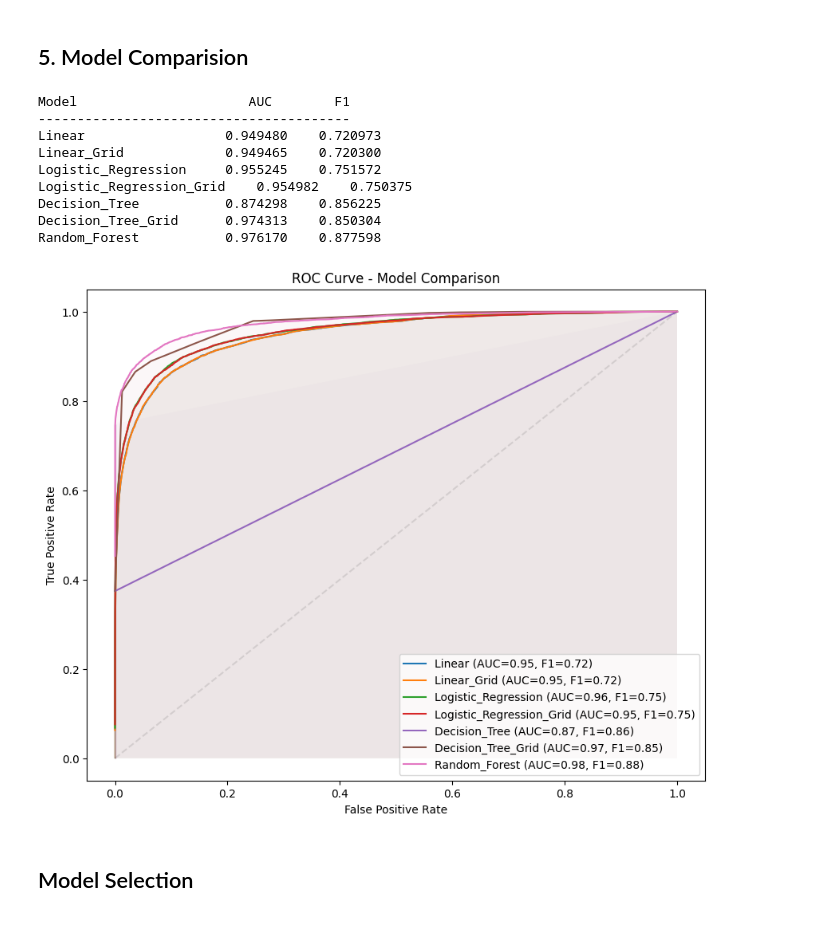
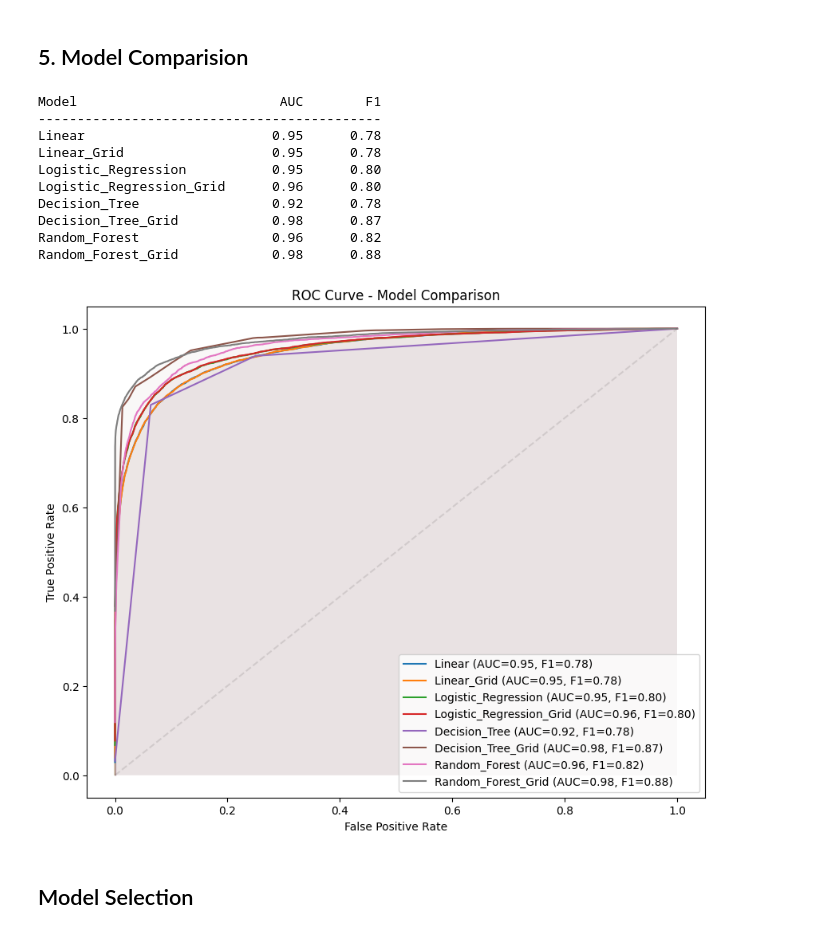
Before and after one commit to LocVu-Tim/COSC2753_A1_s3891483, a Jupyter notebook: notebooks/main.ipynb, the cells around one changed output. Cells and saved outputs as stored; diff of their text form; code cells hidden in the pictures.

```diff
--- a/notebooks/main.ipynb
+++ b/notebooks/main.ipynb
@@ -867,7 +867,7 @@ Forest_Grid.fit(train_X, train_y.ravel())
 
 train_pred_forest = Forest_Grid.predict(train_X)
 val_pred_forest = Forest_Grid.predict(val_X)
-clfs["Random_Forest"] = Forest_Grid
+clfs["Random_Forest_Grid"] = Forest_Grid
 # %%
 print_report(Forest_Grid, train_y, train_pred_forest, val_y, val_pred_forest)
 # %% [output]
@@ -895,18 +895,24 @@ Precision: 0.95
 def plot_roc_curves(clfs, val_X_dict, val_y):
     fig, axis = plt.subplots(figsize=(10, 8))
 
-    print(f"{'Model':20}{'AUC':>10}{'F1':>10}")
-    print("-" * 40)
+    max_name_length = max(len(name) for name in clfs.keys())
+    print(f"{'Model':<{max_name_length}}{'AUC':>10}{'F1':>10}")
+    print("-" * (max_name_length + 20))
     for name, clf in clfs.items():
         val_X = val_X_dict[name]
         prob_y = clf.predict_proba(val_X)[:, 1]
-        pred_y = clf.predict(val_X)
+
+        # Determine the threshold that maximizes the F1 score
+        precision, recall, thresholds = precision_recall_curve(val_y, prob_y)
+        f1_scores = 2*recall*precision / (recall + precision)
+        best_threshold = thresholds[np.argmax(f1_scores)]
+        pred_y = (prob_y >= best_threshold).astype(int)
 
         fpr, tpr, thresholds = roc_curve(val_y, prob_y)
         roc_auc = auc(fpr, tpr)
         sns.lineplot(x=fpr, y=tpr, label=f"{name} (AUC={roc_auc:.2f}, F1={f1_score(val_y, pred_y):.2f})", ax=axis)
         plt.fill_between(fpr, tpr, alpha=0.024)
-        print(f"{name:20}{roc_auc:12f}{f1_score(val_y, pred_y):12f}")
+        print(f"{name:<{max_name_length}}{roc_auc:>10.2f}{f1_score(val_y, pred_y):>10.2f}")
 
     plt.plot([0, 1], [0, 1], linestyle="--", color="black", alpha=0.1)
     axis.set_xlabel("False Positive Rate")
@@ -917,26 +923,28 @@ def plot_roc_curves(clfs, val_X_dict, val_y):
     plt.show()
 # %%
 val_X_dict = {
-    "Logistic_Regression": val_X_log,
-    "Decision_Tree": val_X,
-    "Random_Forest": val_X,
     "Linear": val_X_scaled,
     "Linear_Grid": val_X_scaled,
+    "Logistic_Regression": val_X_log,
     "Logistic_Regression_Grid": val_X_log,
+    "Decision_Tree": val_X,
     "Decision_Tree_Grid": val_X,
+    "Random_Forest": val_X,
+    "Random_Forest_Grid": val_X
 }
 
 plot_roc_curves(clfs, val_X_dict, val_y)
 # %% [output]
-Model                      AUC        F1
-----------------------------------------
-Linear                  0.949480    0.720973
-Linear_Grid             0.949465    0.720300
-Logistic_Regression     0.955245    0.751572
-Logistic_Regression_Grid    0.954982    0.750375
-Decision_Tree           0.874298    0.856225
-Decision_Tree_Grid      0.974313    0.850304
-Random_Forest           0.976170    0.877598
+Model                          AUC        F1
+--------------------------------------------
+Linear                        0.95      0.78
+Linear_Grid                   0.95      0.78
+Logistic_Regression           0.95      0.80
+Logistic_Regression_Grid      0.96      0.80
+Decision_Tree                 0.92      0.78
+Decision_Tree_Grid            0.98      0.87
+Random_Forest                 0.96      0.82
+Random_Forest_Grid            0.98      0.88
-[figure, old version]
+[figure, new version]
 # %% [markdown]
 ## Model Selection
```
Also changed, not shown: parts of 18 cells of this notebook, 6 other files.
